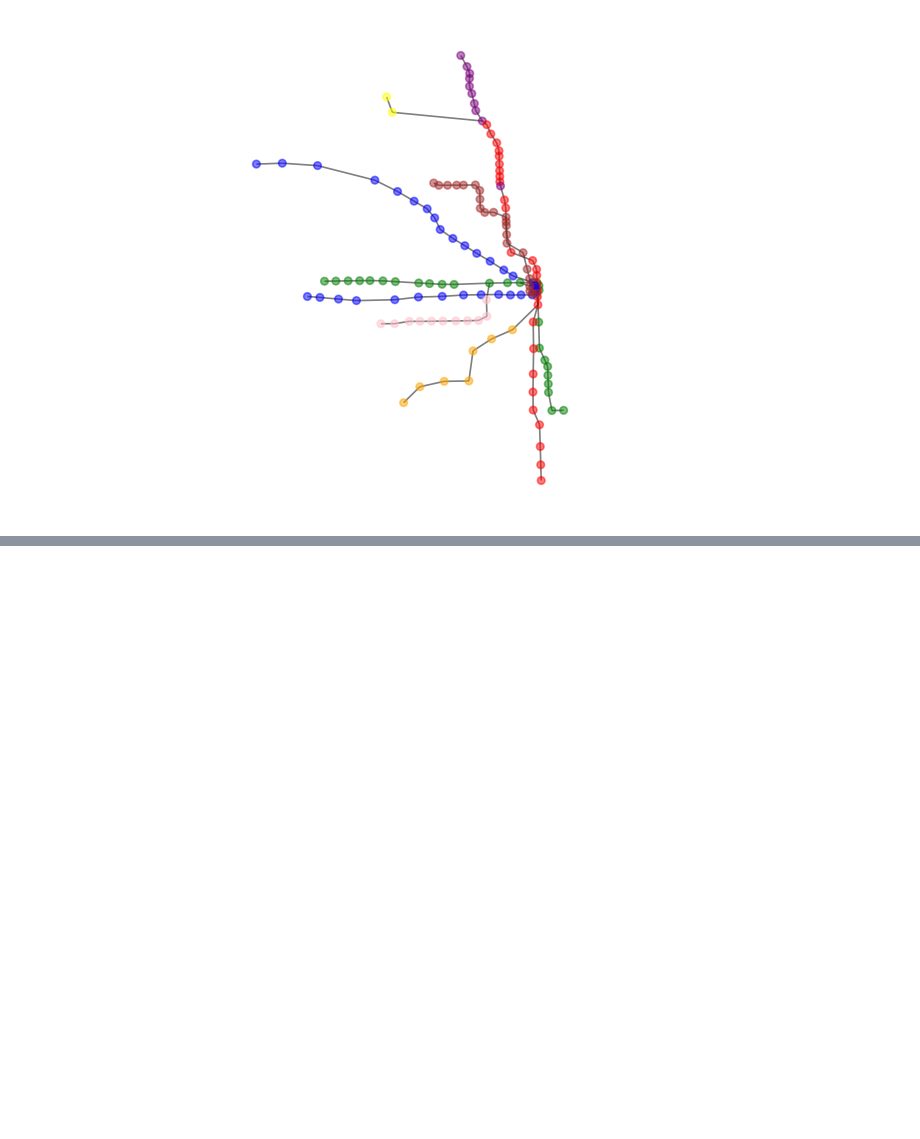
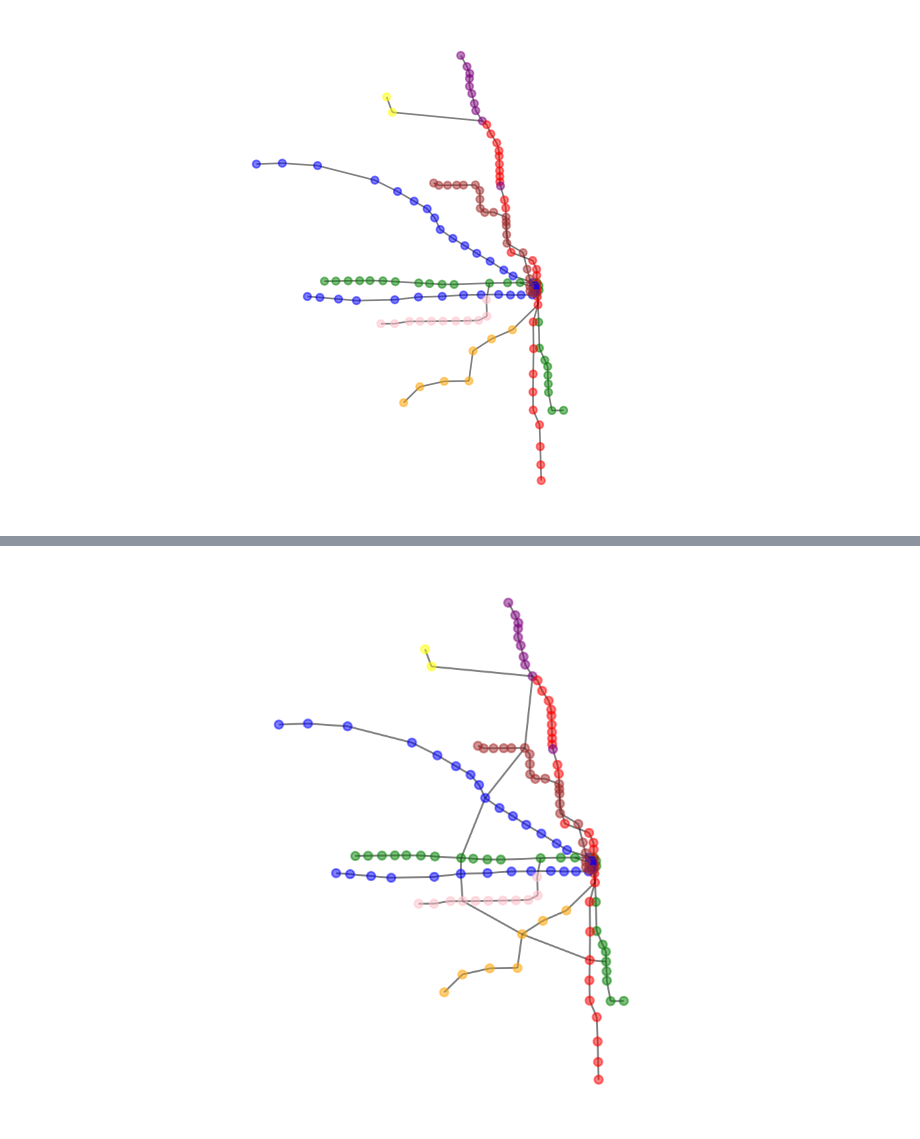
Before and after one commit to atravitz/transit_models, a Jupyter notebook: 3.1-add_new_line.ipynb, the cells around one changed output, grey strips where cells are left out. Drawn from its saved outputs; the diff is of its cells as text; code cells hidden in the pictures; blank space fills up the shorter version.

Commit message:
adding new line function to transit model

```diff
--- a/3.1-add_new_line.ipynb
+++ b/3.1-add_new_line.ipynb
@@ -22,4 +22,9 @@ plt.show()
 # %% [output]
 [figure]
 # %%
-new_line = np.loadtxt('CTA_data/new_line_1.txt')
+new_line = np.loadtxt('CTA_data/new_line_1.txt', dtype=int)
+# %%
+for i in range(len(new_line)-1):
+    node_src = str(new_line[i])
+    node_dst = str(new_line[i+1])
+    g.add_edge(node_src, node_dst)
@@ -25,0 +52,10 @@ new_line = np.loadtxt('CTA_data/new_line_1.txt')
+# %%
+plt.figure(dpi=200)
+nx.draw(g, node_coords,
+        alpha=0.5,
+        node_size=20,
+        node_color=[g.nodes[i]['nodecolor'] for i in g.nodes])
+plt.axis('equal')
+plt.show()
+# %% [output]
+[figure, added]
```
Also changed, not shown: parts of 1 cell of this notebook, 3 other files.
